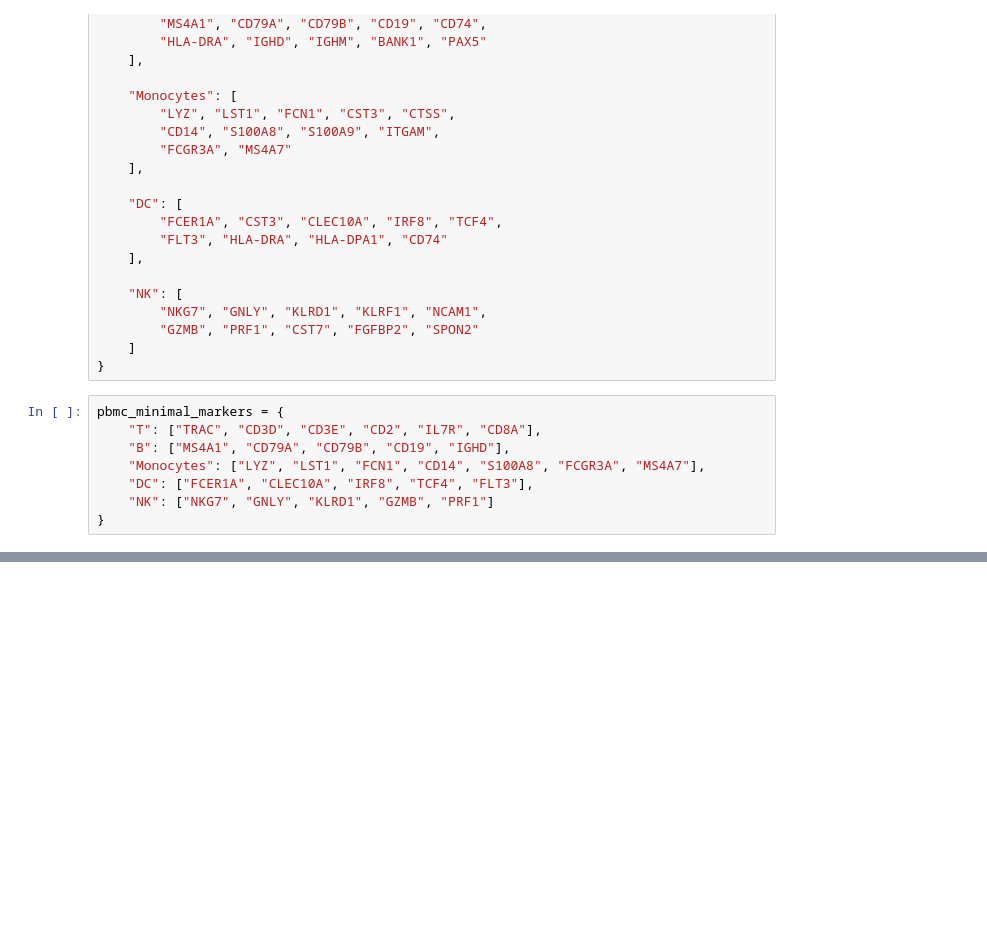
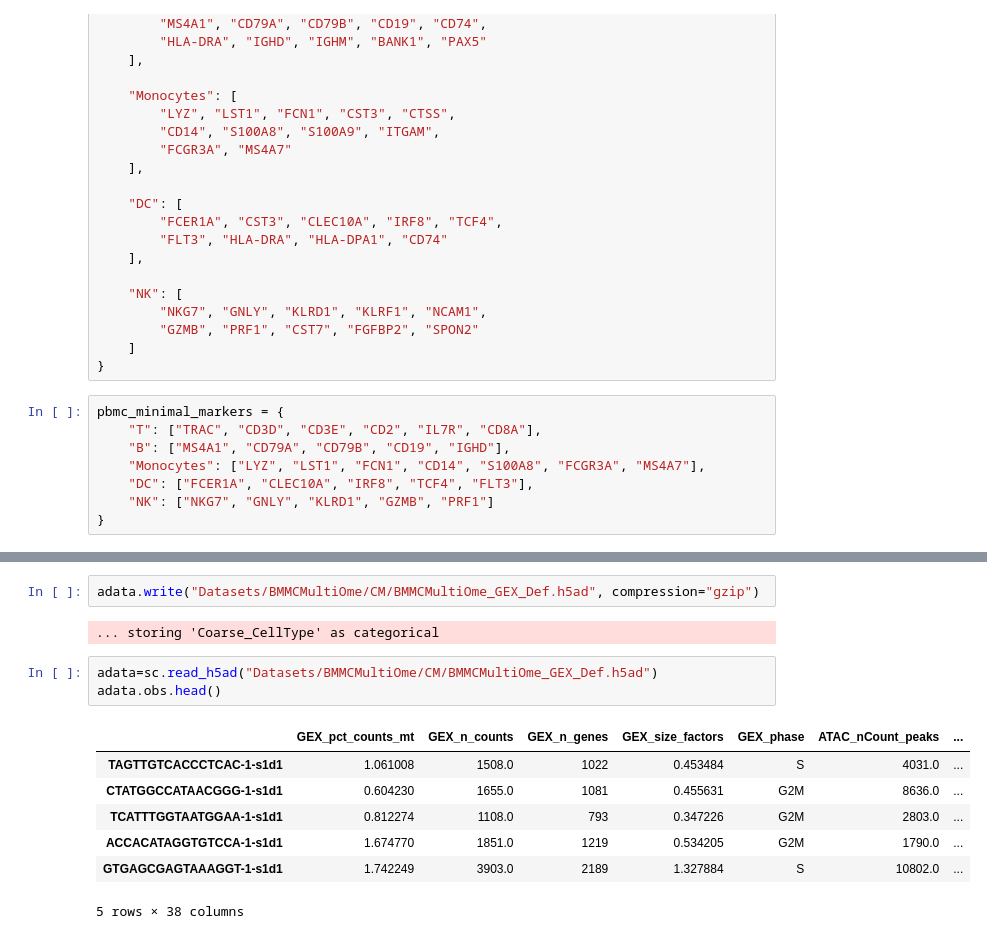
Before and after one commit to gmalagol10/XplainTDA, a Jupyter notebook: A_CountMatrices.ipynb, the cells around one changed output, grey strips where cells are left out. Drawn from its saved outputs; the diff is of its cells as text; blank space fills up the shorter version.

```diff
--- a/A_CountMatrices.ipynb
+++ b/A_CountMatrices.ipynb
@@ -409,0 +426,15 @@ mouse_e18_brain_high_confidence_markers = {
+# %%
+adata.write("Datasets/BMMCMultiOme/CM/BMMCMultiOme_GEX_Def.h5ad", compression="gzip")
+# %% [output]
+... storing 'Coarse_CellType' as categorical
+# %%
+adata=sc.read_h5ad("Datasets/BMMCMultiOme/CM/BMMCMultiOme_GEX_Def.h5ad")
+adata.obs.head()
+# %% [output]
+|  | GEX_pct_counts_mt | GEX_n_counts | GEX_n_genes | GEX_size_factors | GEX_phase | ATAC_nCount_peaks | ... |
+| TAGTTGTCACCCTCAC-1-s1d1 | 1.061008 | 1508.0 | 1022 | 0.453484 | S | 4031.0 | ... |
+| CTATGGCCATAACGGG-1-s1d1 | 0.604230 | 1655.0 | 1081 | 0.455631 | G2M | 8636.0 | ... |
+| TCATTTGGTAATGGAA-1-s1d1 | 0.812274 | 1108.0 | 793 | 0.347226 | G2M | 2803.0 | ... |
+| ACCACATAGGTGTCCA-1-s1d1 | 1.674770 | 1851.0 | 1219 | 0.534205 | G2M | 1790.0 | ... |
+| GTGAGCGAGTAAAGGT-1-s1d1 | 1.742249 | 3903.0 | 2189 | 1.327884 | S | 10802.0 | ... |
+5 rows × 38 columns
```
Also changed, not shown: parts of 35 cells of this notebook, 22 other files.
